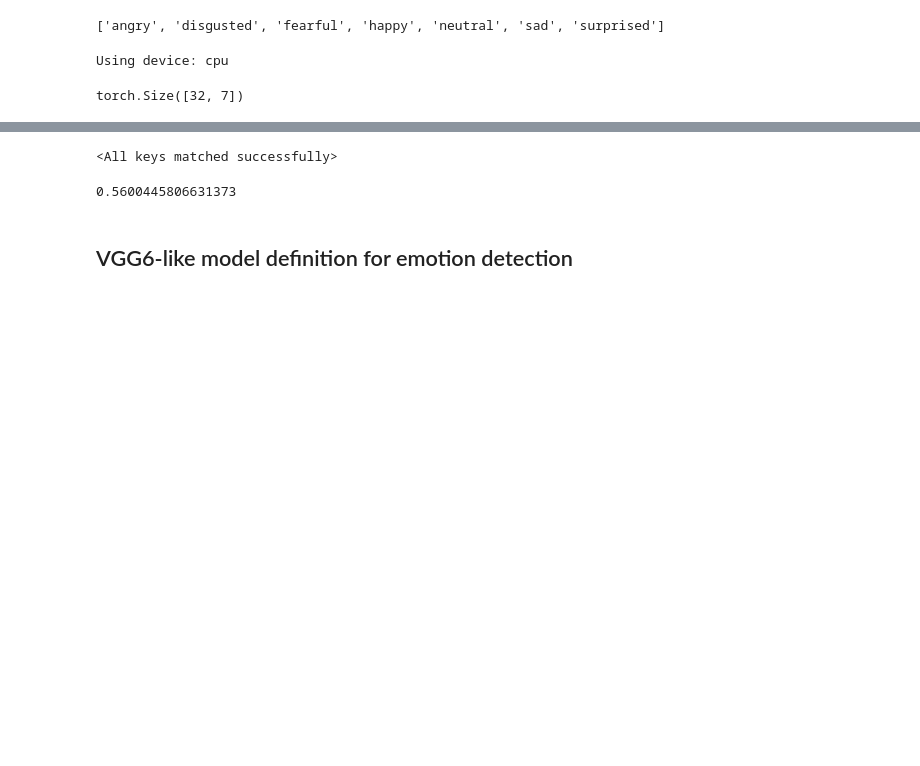
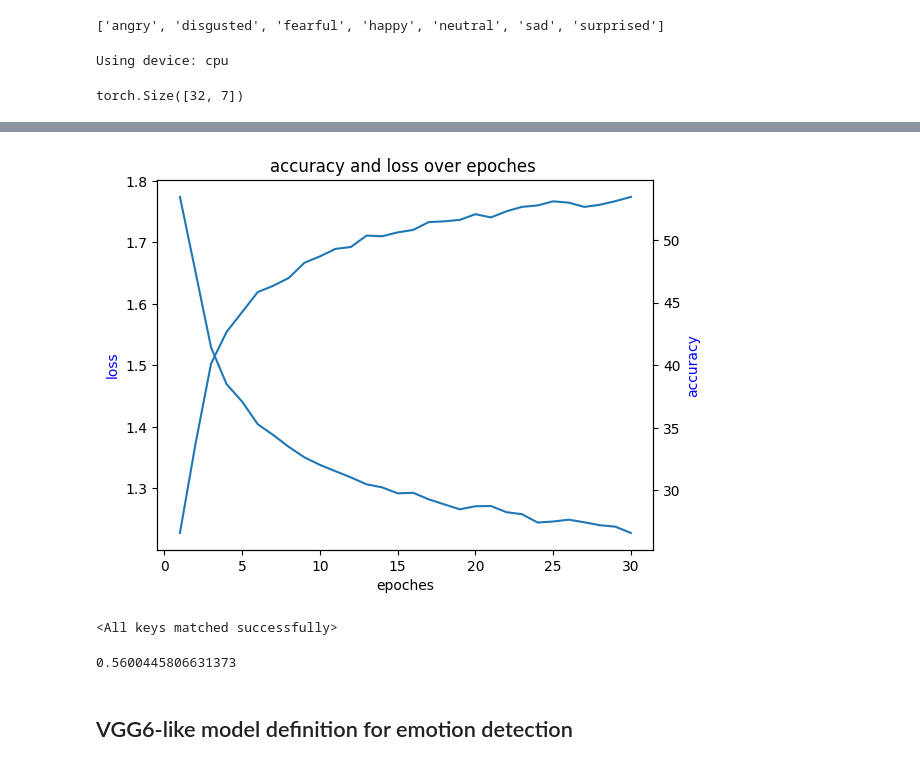
Before and after one commit to meli20002/real-time-emotion-detection-with-cnn, a Jupyter notebook: CNN_for_emotion_detection.ipynb, the cells around one changed output, grey strips where cells are left out. Saved outputs shown, nothing was run; the diff lists cells and outputs as text; code cells hidden in the pictures; blank space fills up the shorter version.

```diff
--- a/CNN_for_emotion_detection.ipynb
+++ b/CNN_for_emotion_detection.ipynb
@@ -115,15 +134,18 @@ class ConvertToRGB:
         return img
 # %%
 transform_norm_train=transforms.Compose([
-    ConvertToRGB(),
+    transforms.Grayscale(num_output_channels=1),
+    transforms.RandomRotation(10),
     transforms.Resize((48,48)),
+    transforms.RandomHorizontalFlip(),
+    transforms.RandomResizedCrop((48,48),scale=(0.8,1.0)),
     transforms.ToTensor(),
     transforms.Normalize(mean=mean,std=std)
 
 ])
 
 transform_norm_test=transforms.Compose([
-    ConvertToRGB(),
+    transforms.Grayscale(num_output_channels=1),
     transforms.Resize((48,48)),
     transforms.ToTensor(),
     transforms.Normalize(mean=mean_test,std=std_test)
@@ -249,3 +269,24 @@ Epoch 30 | Loss: 1.1886 | Accuracy: 55.04%
+# %%
+epoches=np.arange(1,31)
+
+
+fig,ax1=plt.subplots()
+
+
+ax1.plot(epoches,train_loss,label='loss')
+ax1.set_xlabel('epoches')
+ax1.set_ylabel('value')
+ax1.set_ylabel('loss',color='b')
+
+
+ax2=ax1.twinx()
+ax2.plot(epoches,train_acc,label='accuracy')
+ax2.set_ylabel('accuracy',color='b')
+
+plt.title('accuracy and loss over epoches ')
+plt.show()
+# %% [output]
+[figure, added]
 # %%
 torch.save(model1.state_dict(),"models/modelv6.pth")
 # %%
```
Also changed, not shown: parts of 9 cells of this notebook, 3 other files.
